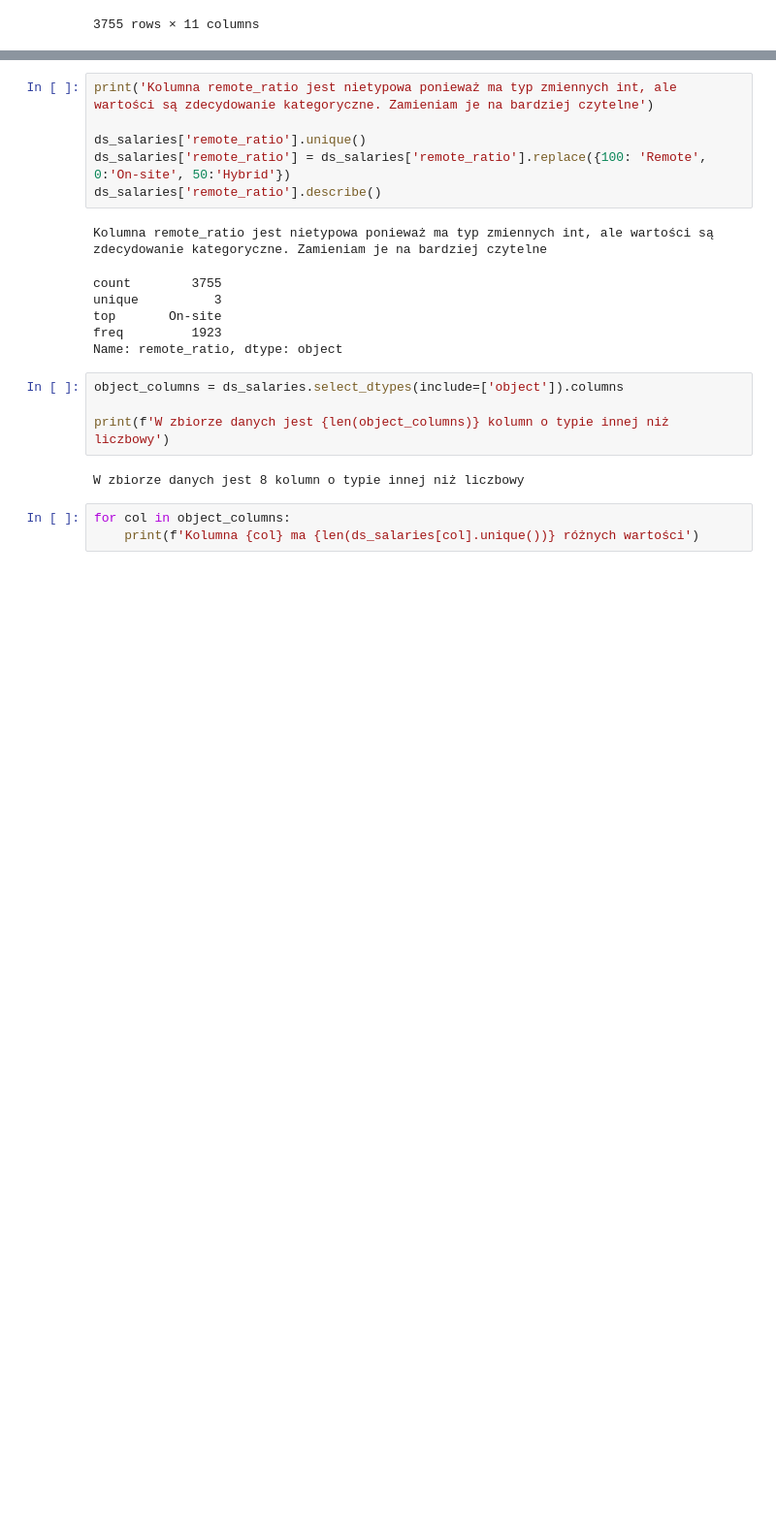
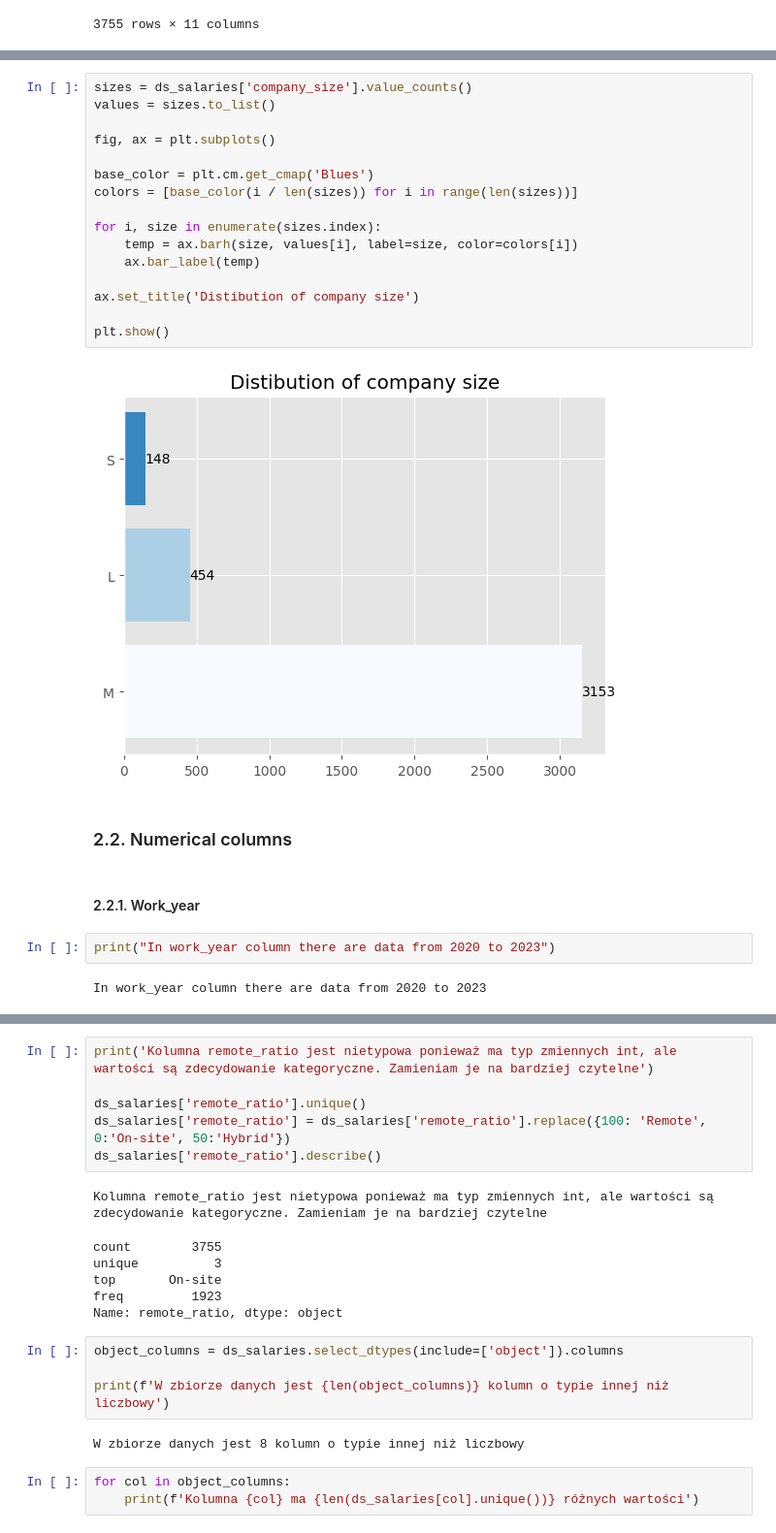
Before and after one commit to ST4N3R/eda_projects, a Jupyter notebook: Data_Science_salaries/main.ipynb, the cells around one changed output, grey strips where cells are left out. Shown at 97% size. Drawn from its saved outputs; the diff is of its cells as text; blank space fills up the shorter version.

```diff
--- a/Data_Science_salaries/main.ipynb
+++ b/Data_Science_salaries/main.ipynb
@@ -49,0 +211,26 @@ memory usage: 322.8+ KB
+# %%
+sizes = ds_salaries['company_size'].value_counts()
+values = sizes.to_list()
+
+fig, ax = plt.subplots()
+
+base_color = plt.cm.get_cmap('Blues')
+colors = [base_color(i / len(sizes)) for i in range(len(sizes))]
+
+for i, size in enumerate(sizes.index):
+    temp = ax.barh(size, values[i], label=size, color=colors[i])
+    ax.bar_label(temp)
+
+ax.set_title('Distibution of company size')
+
+plt.show()
+# %% [output]
+[figure, added]
+# %% [markdown]
+### 2.2. Numerical columns
+# %% [markdown]
+#### 2.2.1. Work_year
+# %%
+print("In work_year column there are data from 2020 to 2023")
+# %% [output]
+In work_year column there are data from 2020 to 2023
```
Also changed, not shown: parts of 28 cells of this notebook, 1 other file.
